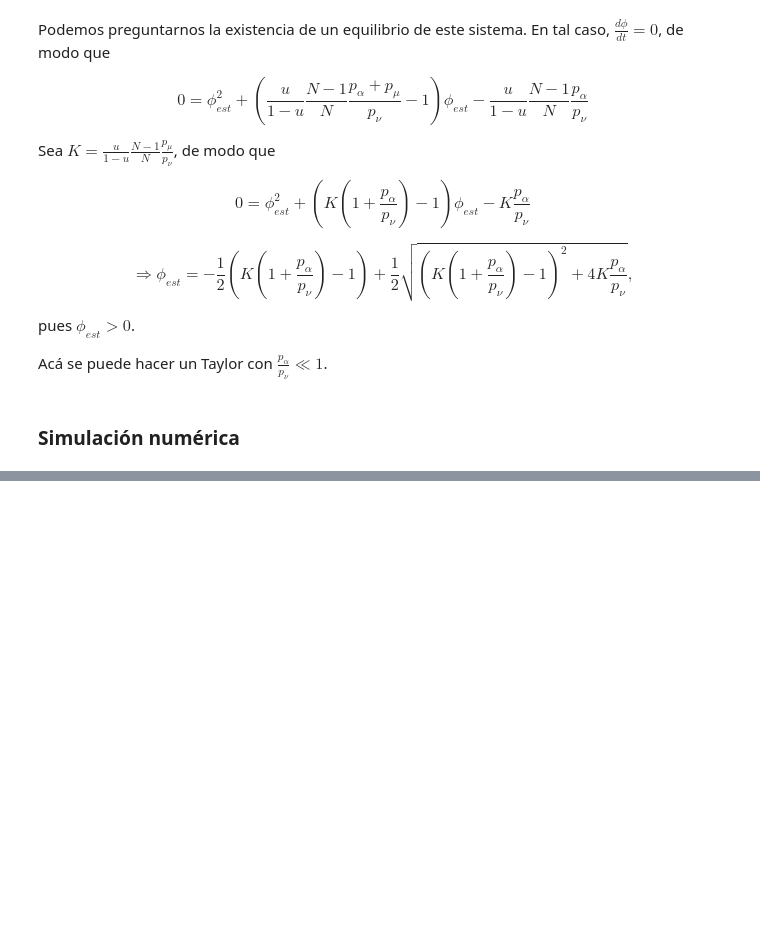
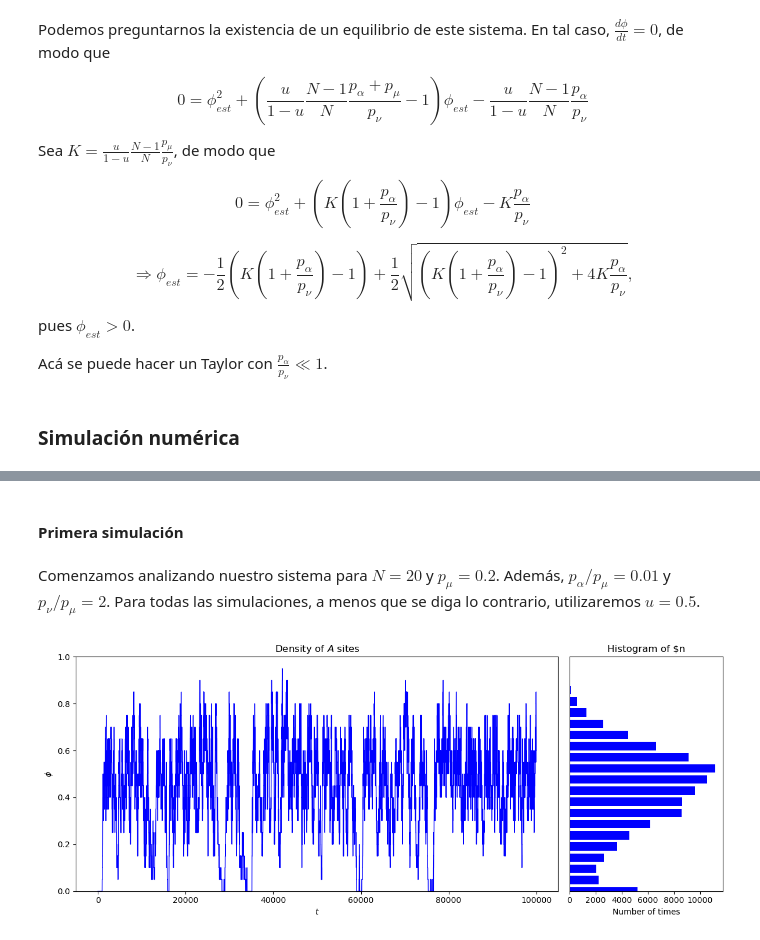
Before and after one commit to lucasmbru/masterIB, a Jupyter notebook: simulaciones/codigos/modelosPropios/populationEvolution.ipynb, the cells around one changed output, grey strips where cells are left out. Cells and saved outputs as stored; diff of their text form; code cells hidden in the pictures; blank space fills up the shorter version.

Commit message:
primera simulacion modelo una especie

```diff
--- a/simulaciones/codigos/modelosPropios/populationEvolution.ipynb
+++ b/simulaciones/codigos/modelosPropios/populationEvolution.ipynb
@@ -81,0 +144,46 @@ Haremos una simulación numérica en `Python`. Para ello,
+# %% [markdown]
+#### Primera simulación
+# %% [markdown]
+Comenzamos analizando nuestro sistema para $N = 20$ y $p_\mu=0.2$. Además, $p_\alpha/p_\mu = 0.01$ y $p_\nu/p_\mu=2$. Para todas las simulaciones, a menos que se diga lo contrario, utilizaremos $u = 0.5$.
+# %%
+# Parameters
+u = 0.5         # Single interaction probability
+N = 20          # Number of sites
+n_initial = 0   # Initial number of "A" sites
+pmu = 0.2       # Death probability
+pnu = 2*pmu     # Birth probability
+palpha = 0.01*pmu # Migration probability
+t_max = 100000   # Number of iterations
+# %%
+# Simulation
+history_n = population_evolution(N, n_initial, u, pmu, pnu, palpha, t_max)
+# %%
+# figures
+
+fig = plt.figure(figsize=(12, 5))
+
+# plot the density of A sites
+ax = plt.subplot2grid((1, 4), (0, 0), colspan=3)
+ax.plot(np.array(history_n)/N, lw=1, color='blue')
+ax.set_xlabel(r"$t$")
+ax.set_ylabel(r"$\phi$")
+ax.set_title(r"Density of $A$ sites")
+ax.set_yticks([0, 0.2, 0.4, 0.6, 0.8, 1])
+ax.set_ylim([0, 1])
+
+# plot the histogram
+ax = plt.subplot2grid((1, 4), (0, 3))
+ax.hist(np.array(history_n)/N, bins = np.linspace(0, 1, N+2), orientation='horizontal', align = "left", rwidth = 0.75, color='blue')
+ax.set_xlabel(r"Number of times")
+ax.set_title(r"Histogram of $n")
+
+# do not show the numbers in the y-axis
+ax.set_yticks([])
+ax.set_yticklabels([])
+ax.set_ylim([0, 1])
+
+plt.tight_layout()
+
+plt.show()
+# %% [output]
+[figure, added]
```
Also changed, not shown: parts of 6 cells of this notebook.
